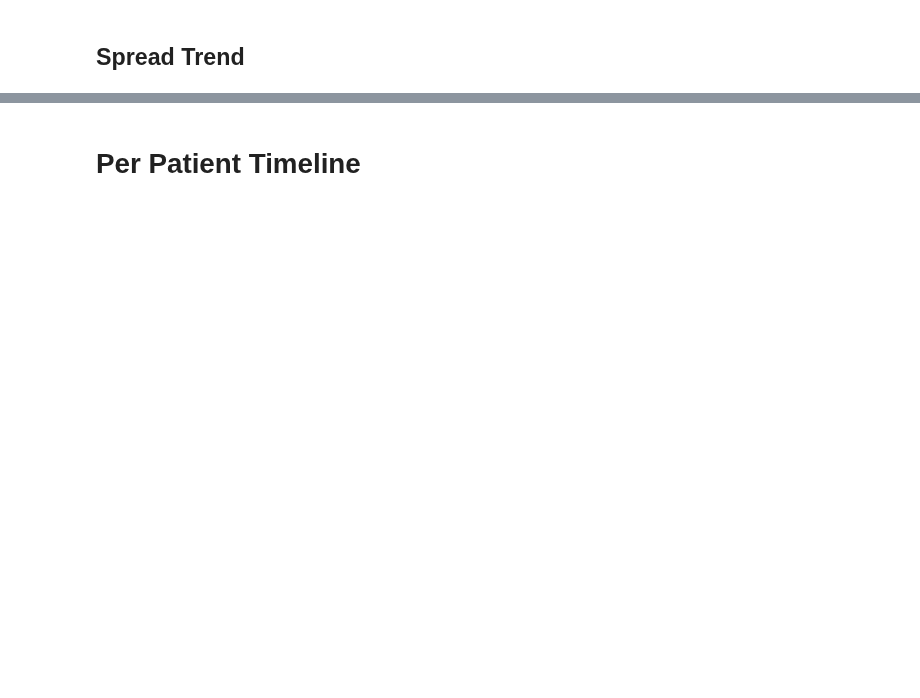
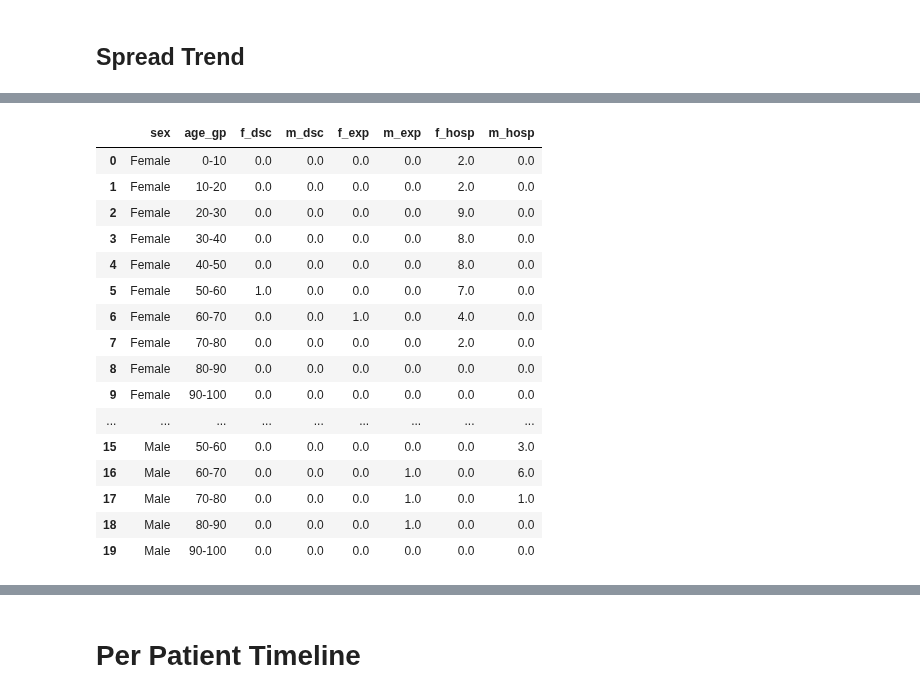
Before and after one commit to finerbrighterlighter/myanmar_covid19, a Jupyter notebook: exponential_growth.ipynb, the cells around one changed output, grey strips where cells are left out. Saved outputs shown, nothing was run; the diff lists cells and outputs as text; code cells hidden in the pictures; blank space fills up the shorter version.

```diff
--- a/exponential_growth.ipynb
+++ b/exponential_growth.ipynb
@@ -482,0 +480,20 @@ files.download(spread)
+# %%
+age_df = df[["sex","age"]].copy()
+
+age_df["age_gp"]=pd.cut(age_df.age,bins=[0,10.0,20.0,30.0,40.0,50.0,60.0,70.0,80.0,90.0,100.0],labels=["0-10","10-20","20-30","30-40","40-50","50-60","60-70","70-80","80-90","90-100"])
+age_df.drop("age", axis=1 , inplace=True)
+#pd.set_option('display.max_rows', 100)
+
+# discharged
+age_df["f_dsc"] = np.where(df["sex"]!="Female", 0, np.where(df["dsc_date"].notna(), 1, 0))
+age_df["m_dsc"] = np.where(df["sex"]!="Male", 0, np.where(df["dsc_date"].notna(), 1, 0))
+
+# expired
+age_df["f_exp"] = np.where(df["sex"]!="Female", 0, np.where(df["dsc_date"].notna(), 0, np.where(df["exp_date"].notna(), 1,0)))
+age_df["m_exp"] = np.where(df["sex"]!="Male", 0, np.where(df["dsc_date"].notna(), 0, np.where(df["exp_date"].notna(), 1,0)))
+
+# in hospital
+age_df["f_hosp"] = np.where(df["sex"]!="Female", 0, np.where(df["dsc_date"].notna(), 0, np.where(df["exp_date"].notna(), 0,1)))
+age_df["m_hosp"] = np.where(df["sex"]!="Male", 0, np.where(df["dsc_date"].notna(), 0, np.where(df["exp_date"].notna(), 0,1)))
+
+age_df
@@ -482,0 +514,27 @@ files.download(spread)
+# %%
+age_df = age_df.groupby(["sex","age_gp"]).sum().reset_index()
+age_df["f_dsc"].fillna(0, inplace=True)
+age_df["m_dsc"].fillna(0, inplace=True)
+age_df["f_exp"].fillna(0, inplace=True)
+age_df["m_exp"].fillna(0, inplace=True)
+age_df["f_hosp"].fillna(0, inplace=True)
+age_df["m_hosp"].fillna(0, inplace=True)
+age_df
+# %% [output]
+|  | sex | age_gp | f_dsc | m_dsc | f_exp | m_exp | f_hosp | m_hosp |
+| 0 | Female | 0-10 | 0.0 | 0.0 | 0.0 | 0.0 | 2.0 | 0.0 |
+| 1 | Female | 10-20 | 0.0 | 0.0 | 0.0 | 0.0 | 2.0 | 0.0 |
+| 2 | Female | 20-30 | 0.0 | 0.0 | 0.0 | 0.0 | 9.0 | 0.0 |
+| 3 | Female | 30-40 | 0.0 | 0.0 | 0.0 | 0.0 | 8.0 | 0.0 |
+| 4 | Female | 40-50 | 0.0 | 0.0 | 0.0 | 0.0 | 8.0 | 0.0 |
+| 5 | Female | 50-60 | 1.0 | 0.0 | 0.0 | 0.0 | 7.0 | 0.0 |
+| 6 | Female | 60-70 | 0.0 | 0.0 | 1.0 | 0.0 | 4.0 | 0.0 |
+| 7 | Female | 70-80 | 0.0 | 0.0 | 0.0 | 0.0 | 2.0 | 0.0 |
+| 8 | Female | 80-90 | 0.0 | 0.0 | 0.0 | 0.0 | 0.0 | 0.0 |
+| 9 | Female | 90-100 | 0.0 | 0.0 | 0.0 | 0.0 | 0.0 | 0.0 |
+| ... | ... | ... | ... | ... | ... | ... | ... | ... |
+| 15 | Male | 50-60 | 0.0 | 0.0 | 0.0 | 0.0 | 0.0 | 3.0 |
+| 16 | Male | 60-70 | 0.0 | 0.0 | 0.0 | 1.0 | 0.0 | 6.0 |
+| 17 | Male | 70-80 | 0.0 | 0.0 | 0.0 | 1.0 | 0.0 | 1.0 |
+| 18 | Male | 80-90 | 0.0 | 0.0 | 0.0 | 1.0 | 0.0 | 0.0 |
+| 19 | Male | 90-100 | 0.0 | 0.0 | 0.0 | 0.0 | 0.0 | 0.0 |
```
Also changed, not shown: parts of 35 cells of this notebook.
